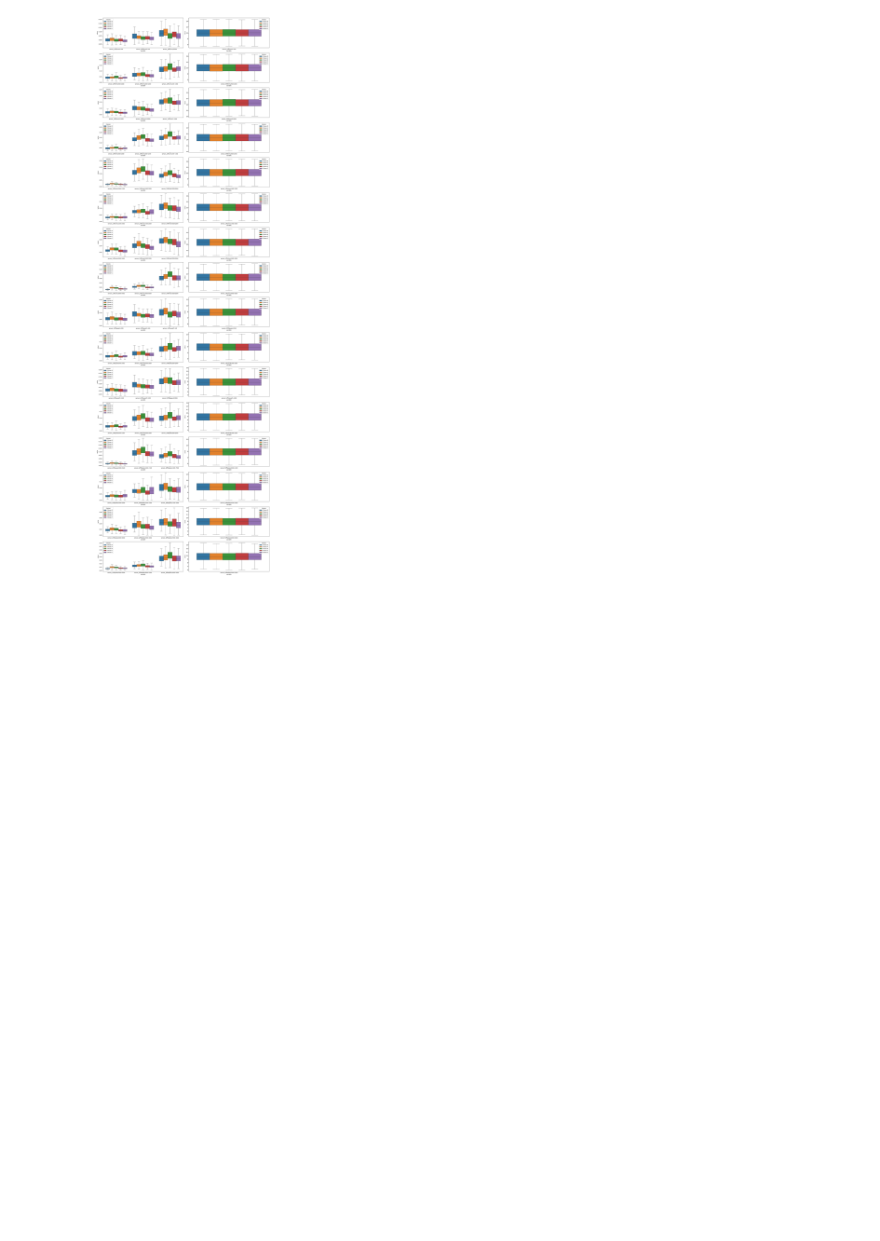
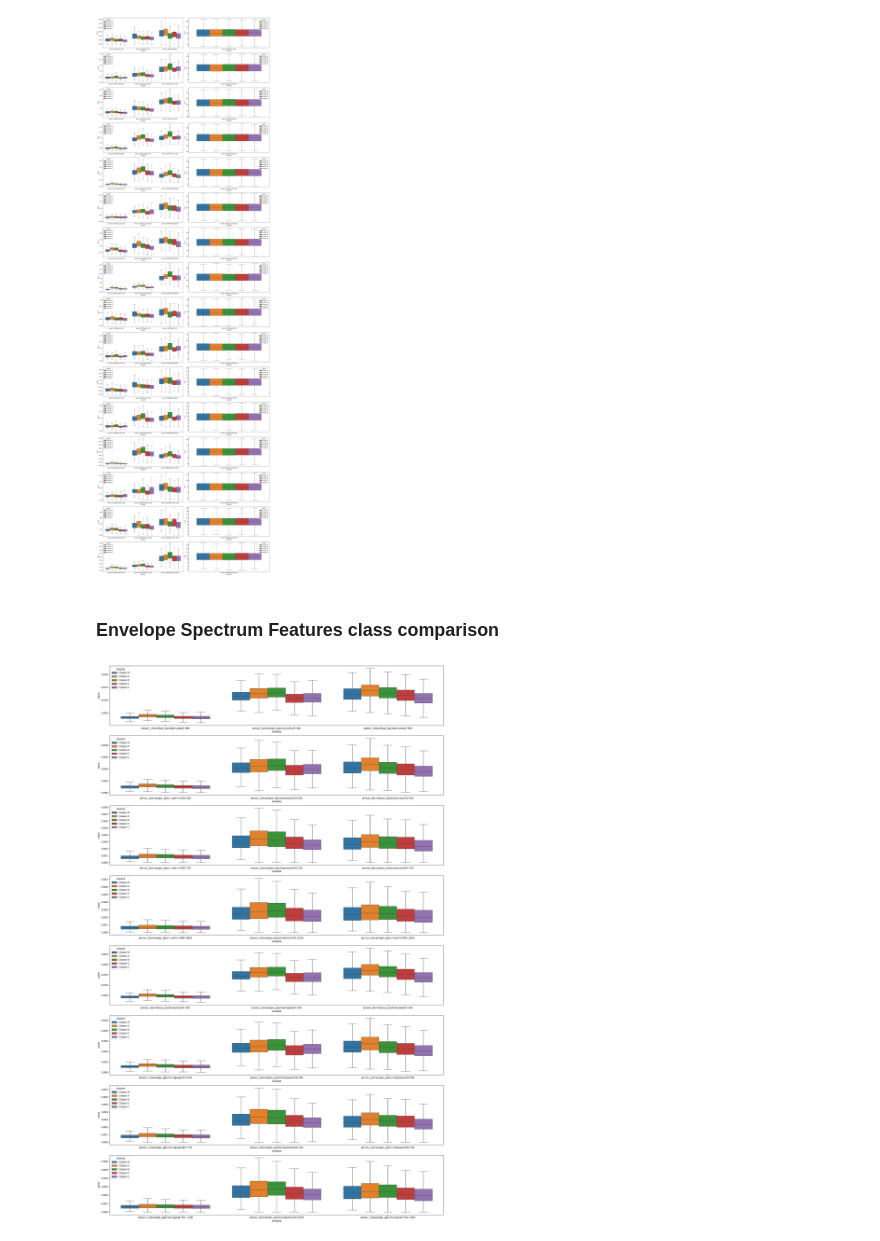
Before and after one commit to rodrigokrosa/fiesc-study-case, a Jupyter notebook: notebooks/eda/feature_visualization.ipynb, the cells around one changed output. Drawn from its saved outputs; the diff is of its cells as text; code cells hidden in the pictures; blank space fills up the shorter version.

Commit message:
feat: added envelope features visualization

```diff
--- a/notebooks/eda/feature_visualization.ipynb
+++ b/notebooks/eda/feature_visualization.ipynb
@@ -148,3 +148,22 @@ features_list = [
 features_boxplot(dataset, representation, features_list)
 # %% [output]
 [figure]
+# %% [markdown]
+### Envelope Spectrum Features class comparison
+# %%
+features = ["rms", "peak"]
+representation = "envelope_spectrum"
+freq_bands = [[5, 300], [250, 500], [450, 750], [700, 1050]]
+
+features_list = [
+    [
+        f"{signal}/{feature}/{freq_band[0]}-{freq_band[1]}"
+        for signal in SENSOR_COLUMNS[representation]
+    ]
+    for feature in features
+    for freq_band in freq_bands
+]
+
+features_boxplot(dataset, representation, features_list)
+# %% [output]
+[figure, added]
```
Also changed, not shown: parts of 1 cell of this notebook.
